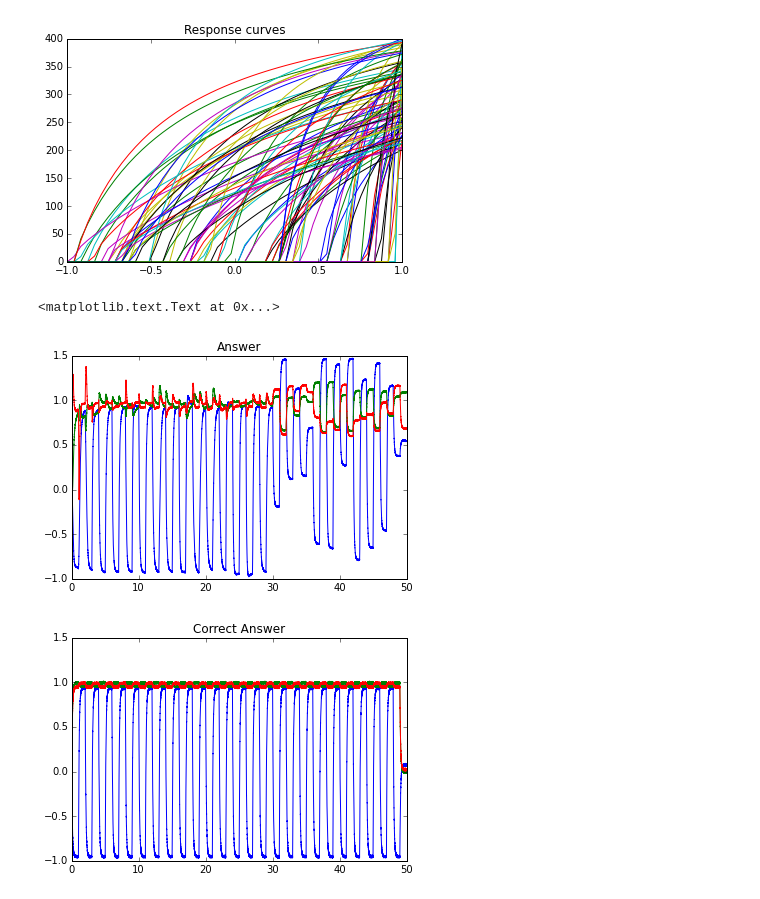
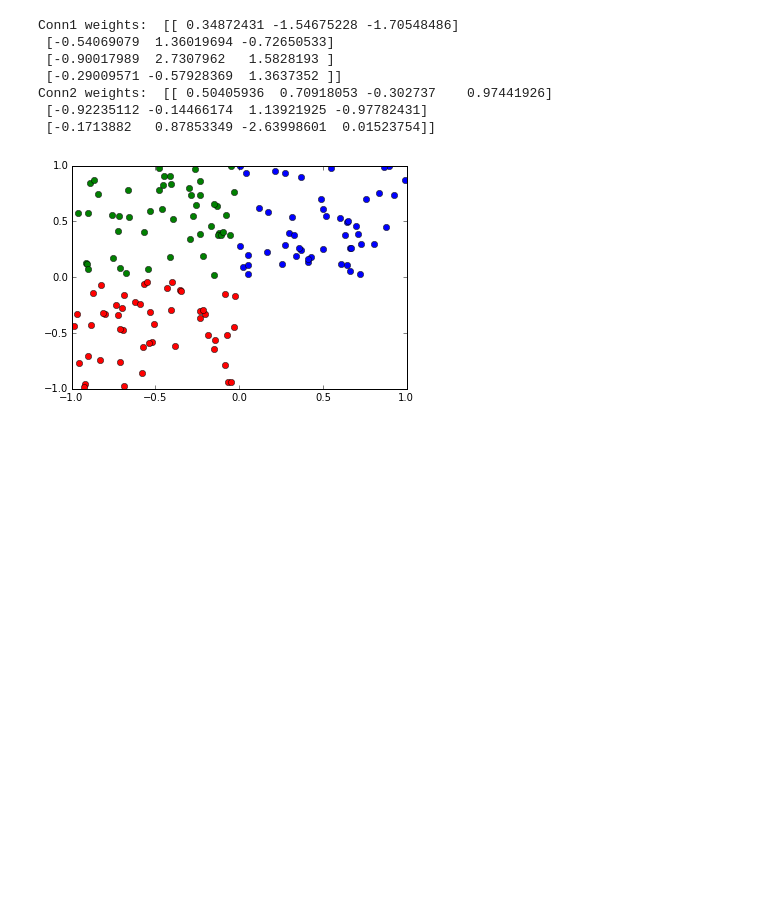
Before and after one commit to s72sue/Neural-Networks, a Jupyter notebook: Backprop.ipynb, the cells around one changed output. Saved outputs shown, nothing was run; the diff lists cells and outputs as text; code cells hidden in the pictures; blank space fills up the shorter version.

```diff
--- a/Backprop.ipynb
+++ b/Backprop.ipynb
@@ -46,8 +37,21 @@ samples = 50
 model = nengo.Network('Backpropagation')
 data = generateData(samples)
 
+for x in data:
+    if x[2][0] == 1:
+        plt.plot(x[0], x[1], 'or')
+    elif x[2][1] == 1:
+        plt.plot(x[0], x[1], 'og')
+    else:
+        plt.plot(x[0], x[1], 'ob')
+
+
 weights_1 = np.random.randn(D_inp,D_hl).transpose()
 weights_2 = np.random.randn(D_hl,D_out).transpose()
+
+print "Conn1 weights: ", weights_1
+print "Conn2 weights: ", weights_2
+
 
 with model:
     def stim(t):
@@ -60,47 +64,54 @@ with model:
     def stim_ans(t):
         for i in range(samples):
             if t < i:
-                return [data[i][2],1,1]
+                return data[i][2]
         return 0
 
 
     stim = nengo.Node(output=stim, size_out=D_inp)
-    stim_ans = nengo.Node(output=stim_ans, size_out=D_inp)
+    stim_ans = nengo.Node(output=stim_ans, size_out=D_out)
 
 
     input = nengo.Ensemble(N, dimensions=D_inp)
     hiddenlayer = nengo.Ensemble(N, dimensions=D_hl)
     answer = nengo.Ensemble(N, dimensions=D_out)
     error_1 = nengo.Ensemble(N, dimensions=D_out, radius=2)
     correct_answer = nengo.Ensemble(N, dimensions=D_out, radius=2)
 
     nengo.Connection(stim, input)
     nengo.Connection(stim_ans, correct_answer)
 
     conn_2 = nengo.Connection(input, hiddenlayer, transform=weights_1, solver=nengo.solvers.LstsqL2(weights=True))
     conn_1 = nengo.Connection(hiddenlayer, answer, transform=weights_2, solver=nengo.solvers.LstsqL2(weights=True))
 
     nengo.Connection(answer, error_1, transform=-1)
     nengo.Connection(correct_answer, error_1)
     error_conn1 = nengo.Connection(error_1, answer, modulatory=True)
 
     conn_1.learning_rule_type = nengo.PES(error_conn1, learning_rate=1e-6)
 
 
     # Error for the hidden layer
     error_2 = nengo.Ensemble(N, dimensions=D_hl, radius=2)
     nengo.Connection(error_1, error_2, transform=weights_2.transpose(), solver=nengo.solvers.LstsqL2(weights=True))
     error_conn2 = nengo.Connection(error_2, hiddenlayer, modulatory=True)
     conn_2.learning_rule_type = nengo.PES(error_conn2, learning_rate=1e-6)
 
-
     def inhibit(t):
         return 2.0 if t > 30.0 else 0.0
-
 
     inhib = nengo.Node(inhibit)
     nengo.Connection(inhib, error_1.neurons, transform=[[-1]] * error_1.n_neurons)
     nengo.Connection(inhib, error_2.neurons, transform=[[-1]] * error_2.n_neurons)
+# %% [output]
+Conn1 weights:  [[ 0.34872431 -1.54675228 -1.70548486]
+ [-0.54069079  1.36019694 -0.72650533]
+ [-0.90017989  2.7307962   1.5828193 ]
+ [-0.29009571 -0.57928369  1.3637352 ]]
+Conn2 weights:  [[ 0.50405936  0.70918053 -0.302737    0.97441926]
+ [-0.92235112 -0.14466174  1.13921925 -0.97782431]
+ [-0.1713882   0.87853349 -2.63998601  0.01523754]]
+[figure, added]
 # %%
 with model:
     input1_p = nengo.Probe(input, synapse=0.1)
@@ -114,21 +126,3 @@ with model:
 sim = nengo.Simulator(model)
 sim.run(50.0)
 t = sim.trange()
-# %%
-plt.figure()
-plt.plot(*response_curves(answer, sim))
-plt.title("Response curves")
-plt.show()
-
-plt.figure()
-plt.plot(t, sim.data[answer_p])
-plt.title("Answer")
-
-plt.figure()
-plt.plot(t, sim.data[correct_answer_p])
-plt.title("Correct Answer")
-# %% [output]
-[figure, removed]
-<matplotlib.text.Text at 0x...>
-[figure, removed]
-[figure, removed]
```
Also changed, not shown: parts of 3 cells of this notebook, 2 other files.
